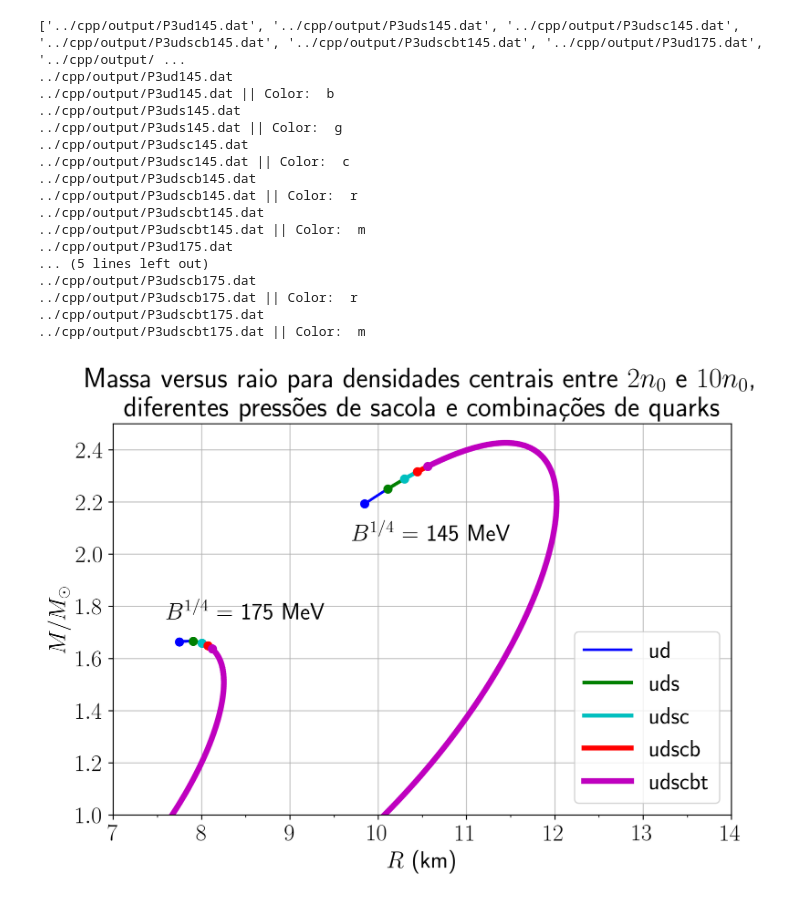
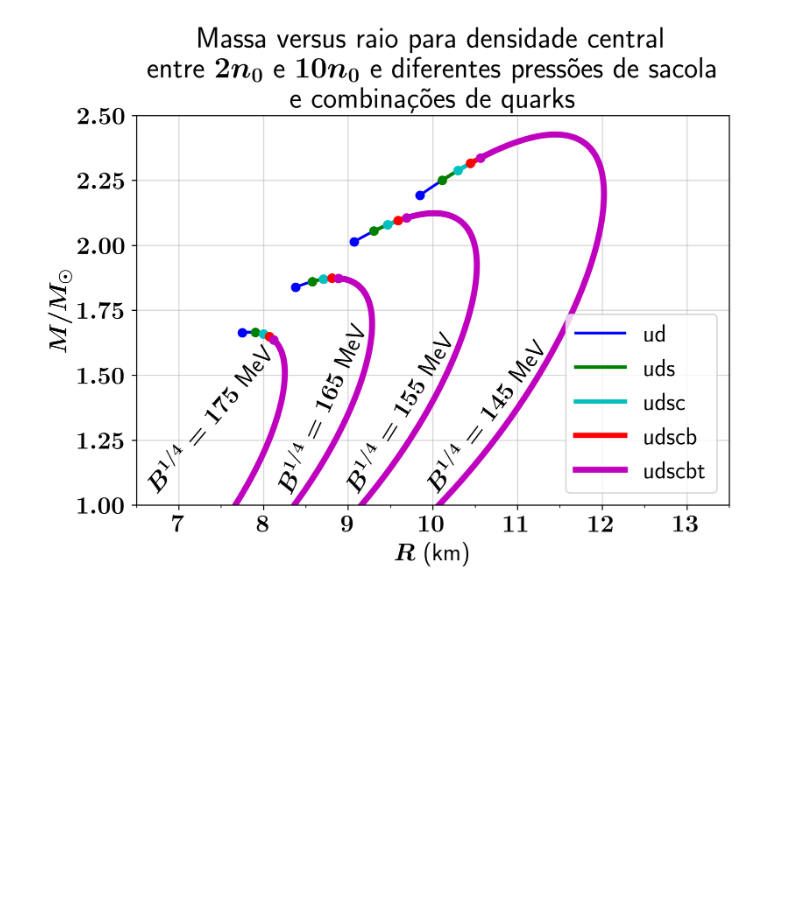
Before and after one commit to nicofgr/dense-star, a Jupyter notebook: python/Graph4.ipynb, the cells around one changed output. Saved outputs shown, nothing was run; the diff lists cells and outputs as text; code cells hidden in the pictures; blank space fills up the shorter version.

```diff
--- a/python/Graph4.ipynb
+++ b/python/Graph4.ipynb
@@ -4,16 +4,17 @@ import numpy as np
 from matplotlib.ticker import AutoMinorLocator, MultipleLocator
 
 plt.rcParams['text.usetex'] = True
+plt.rcParams['text.latex.preamble'] = r'\boldmath'
 plt.rcParams["font.size"] = 18
-plt.rcParams['figure.figsize'] = [8, 6]
+plt.rcParams['figure.figsize'] = [7.3, 6]
 plt.rcParams['figure.dpi'] = 300
 
 fig, ax1 = plt.subplots()
 #-------------------------------------------------------
 bagPressures = []
 bagPressures.append(145)
-#bagPressures.append(155)
-#bagPressures.append(165)
+bagPressures.append(155)
+bagPressures.append(165)
 bagPressures.append(175)
 titles = []
 titles.append('ud')
@@ -25,7 +26,7 @@ dirs = []
 for bP in bagPressures:
     for i in titles:
         dirs.append('../cpp/output/P3' + i + str(bP) +'.dat')
-print(dirs)
+#print(dirs)
 cols = []
 cols.append('b')
 cols.append('g')
@@ -33,56 +34,45 @@ cols.append('c')
 cols.append('r')
 cols.append('m')
 
 #ax1.set_title("B$^{1/4}$ = " + str(bagPressures[k]) + " MeV")
 ax1.set_xlabel(r'$R$ (km)')
 ax1.set_ylabel(r'$M/M_\odot$')
-ax1.set_xlim([7, 14])
+ax1.set_xlim([6.5, 13.5])
 #ax1.xaxis.set_major_locator(MultipleLocator(2))
 ax1.xaxis.set_minor_locator(MultipleLocator(0.5))
 ax1.set_ylim([1,2.5])
 
 for i in range(len(titles)*len(bagPressures)):
     x = []
     with open(dirs[i], 'r') as f:
-        print(dirs[i])
+        #print(dirs[i])
         lines = f.readlines()
         x.append([float(line.split()[0]) for line in lines])
         x.append([float(line.split()[1]) for line in lines])
         x.append([float(line.split()[2]) for line in lines])
 
-        ax1.grid(True, alpha=0.75)
+        ax1.grid(True, alpha=0.5)
         #ax1[k].plot(x[i][1],x[i][2], cols[i], label=titles[i])
         if i >= 5:
             ax1.plot(x[0],x[2], cols[i%5], linewidth = (0.6*(i%5))+2)
         else:
             ax1.plot(x[0],x[2], cols[i%5], label=str(titles[i%5]), linewidth = (0.6*(i%5))+2)
         ax1.plot(x[0][-1],x[2][-1], 'o', color=cols[i%5])
-        print(dirs[i], "|| Color: ", cols[i%5])
+        #print(dirs[i], "|| Color: ", cols[i%5])
 
-plt.annotate('$B^{1/4}$ = 175 MeV', (7.6,1.75))
-plt.annotate('$B^{1/4}$ = 145 MeV', (9.7,2.05))
+#plt.annotate('$B^{1/4} = 175$ MeV', (7.1,1.71))
+plt.annotate('$B^{1/4} = 175$ MeV', (6.6,1.05), rotation = 50)
+#plt.annotate('$B^{1/4} = 165$ MeV', (8.1,1.91))
+plt.annotate('$B^{1/4} = 165$ MeV', (8.15,1.05), rotation = 65.5)
+#plt.annotate('$B^{1/4} = 155$ MeV', (8.5,2.1))
+plt.annotate('$B^{1/4} = 155$ MeV', (8.95,1.05), rotation = 58)
+#plt.annotate('$B^{1/4} = 145$ MeV', (9.7,2.35))
+plt.annotate('$B^{1/4} = 145$ MeV', (9.9,1.05), rotation = 53)
 #plt.annotate('some text', xy=(xmean,ymean), xycoords='data')
 ax1.legend(loc='lower right')
-ax1.set_title("Massa versus raio para densidades centrais entre $2n_0$ e $10n_0$, \ndiferentes pressões de sacola e combinações de quarks ")
+ax1.set_title("Massa versus raio para densidade central\nentre $2n_0$ e $10n_0$ e diferentes pressões de sacola\ne combinações de quarks ")
 
-fig.tight_layout(pad=1.25)
+fig.tight_layout(pad=1)
 plt.show()
 # %% [output]
-['../cpp/output/P3ud145.dat', '../cpp/output/P3uds145.dat', '../cpp/output/P3udsc145.dat', '../cpp/output/P3udscb145.dat', '../cpp/output/P3udscbt145.dat', '../cpp/output/P3ud175.dat', '../cpp/output/ ...
-../cpp/output/P3ud145.dat
-../cpp/output/P3ud145.dat || Color:  b
-../cpp/output/P3uds145.dat
-../cpp/output/P3uds145.dat || Color:  g
-../cpp/output/P3udsc145.dat
-../cpp/output/P3udsc145.dat || Color:  c
-../cpp/output/P3udscb145.dat
-../cpp/output/P3udscb145.dat || Color:  r
-../cpp/output/P3udscbt145.dat
-../cpp/output/P3udscbt145.dat || Color:  m
-../cpp/output/P3ud175.dat
-... (5 lines left out)
-../cpp/output/P3udscb175.dat
-../cpp/output/P3udscb175.dat || Color:  r
-../cpp/output/P3udscbt175.dat
-../cpp/output/P3udscbt175.dat || Color:  m
-[figure, old version]
+[figure, new version]
```
Also changed, not shown: 46 other files.
